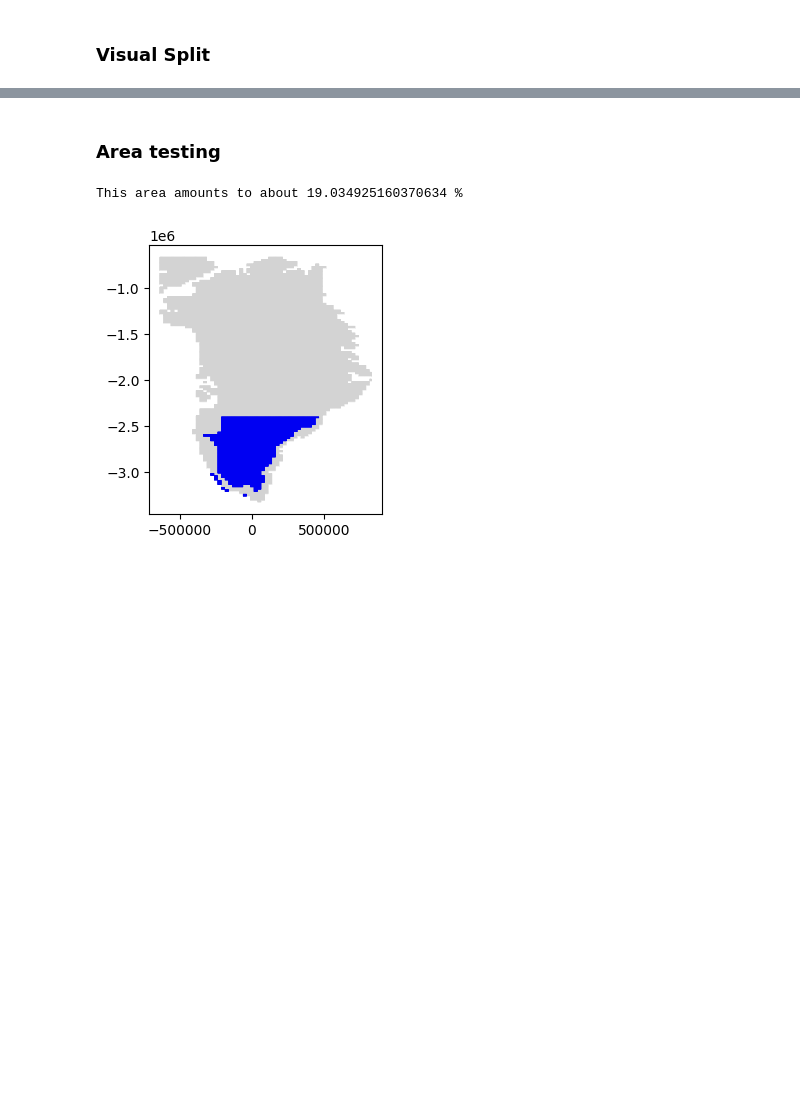
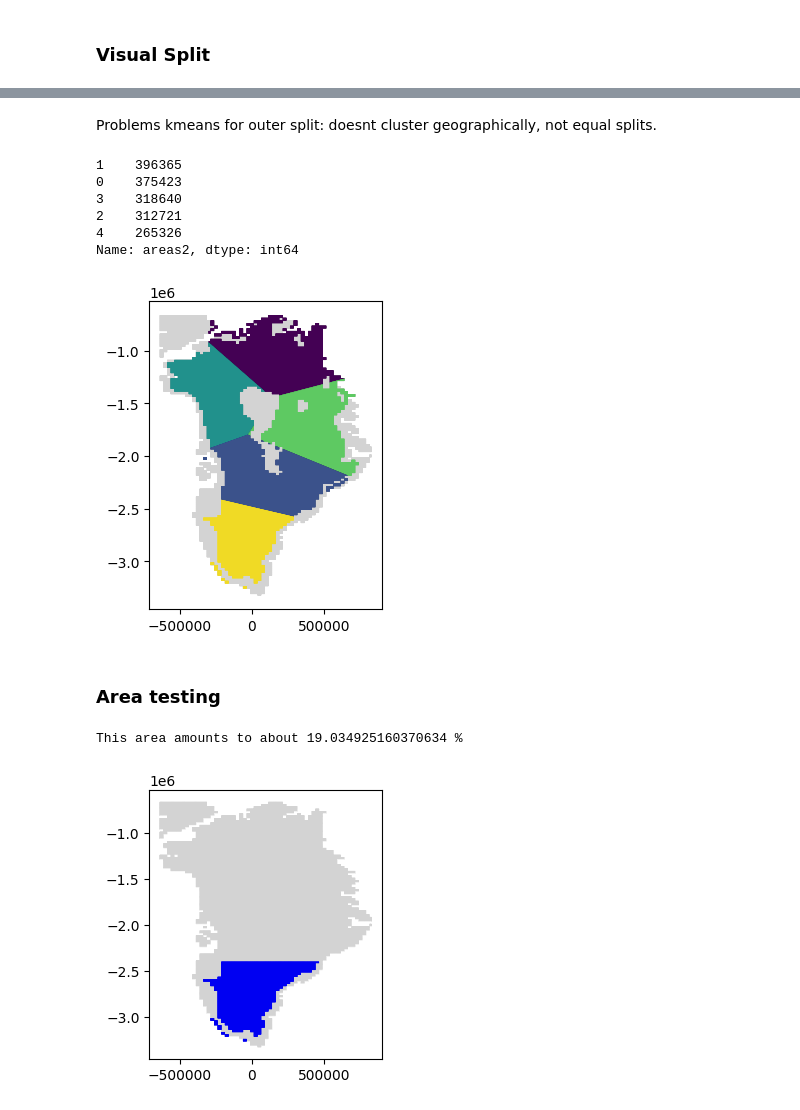
Before and after one commit to linaskerath/RP_Greenland, a Jupyter notebook: Scripts/xx_find_non_melt_area.ipynb, the cells around one changed output, grey strips where cells are left out. Saved outputs shown, nothing was run; the diff lists cells and outputs as text; code cells hidden in the pictures; blank space fills up the shorter version.

```diff
--- a/Scripts/xx_find_non_melt_area.ipynb
+++ b/Scripts/xx_find_non_melt_area.ipynb
@@ -305,3 +367,49 @@ labels
+# %% [markdown]
+Problems kmeans for outer split: doesnt cluster geographically, not equal splits.
+# %%
+melt_areas2 = yesMelt.copy()
+# %%
+melt_areas3 = melt_areas2.loc[~((melt_areas2['y'] >  -1000000.0) & (melt_areas2['x'] < -300000.0))]
+           #       melt_areas.loc[(melt_areas['y'] >  -1000000.0) & (melt_areas['x'] < -300000.0), 'area'] = 0  this only before plotting
+# %%
+kmeans = KMeans(n_clusters=5, random_state=0, n_init="auto").fit(melt_areas3)
+melt_areas3['areas2'] = kmeans.labels_
+# %%
+melt_areas3['areas2'].value_counts()
+# %% [output]
+1    396365
+0    375423
+3    318640
+2    312721
+4    265326
+Name: areas2, dtype: int64
+# %%
+fig, ax = plt.subplots(nrows = 1, ncols =1, figsize = (3, 4))
+
+ax.scatter(gray_df["x"], gray_df["y"], edgecolor='none', s = 0.05,  c = 'lightgrey', label = 'no melt')
+scatter = ax.scatter(melt_areas3["x"], melt_areas3["y"], c = melt_areas3["areas2"],  edgecolor='none', s = 0.05)
+
+#handles, labels = scatter.legend_elements()
+#labels = ['24.45', 'other', 'c', 'd', 'e', 'f'] # percantages
+#legend1 = ax.legend(handles, labels, title="Classes", loc="lower right")
+#leg = ax.get_legend()
+#legend1.set_bbox_to_anchor((1., 0., 0.3, 0.2)) # antras virsus apacia # pirmas i apacia desinej (1., 0., 0.2, 0.2)
+#ax.add_artist(legend1)
+# ax.axes.yaxis.set_ticklabels([])
+# ax.axes.xaxis.set_ticklabels([])
+# ax.axes.yaxis.set_ticks([])
+# ax.axes.xaxis.set_ticks([])
+#plt.legend(loc="lower right")
+#fig.savefig('samplefigure', bbox_extra_artists=(legend1,), bbox_inches='tight')
+plt.show()
+
+# remove ticks and stuff
+# add labels & legend
+# probably do that in one table instead of 6 and assign col and do c , and do manual colors?
+ # round
+ # fix legend again...by area and not subareas
+# %% [output]
+[figure, added]
 # %% [markdown]
 ### Area testing
 # %%
```
Also changed, not shown: parts of 68 cells of this notebook, 3 other files.
